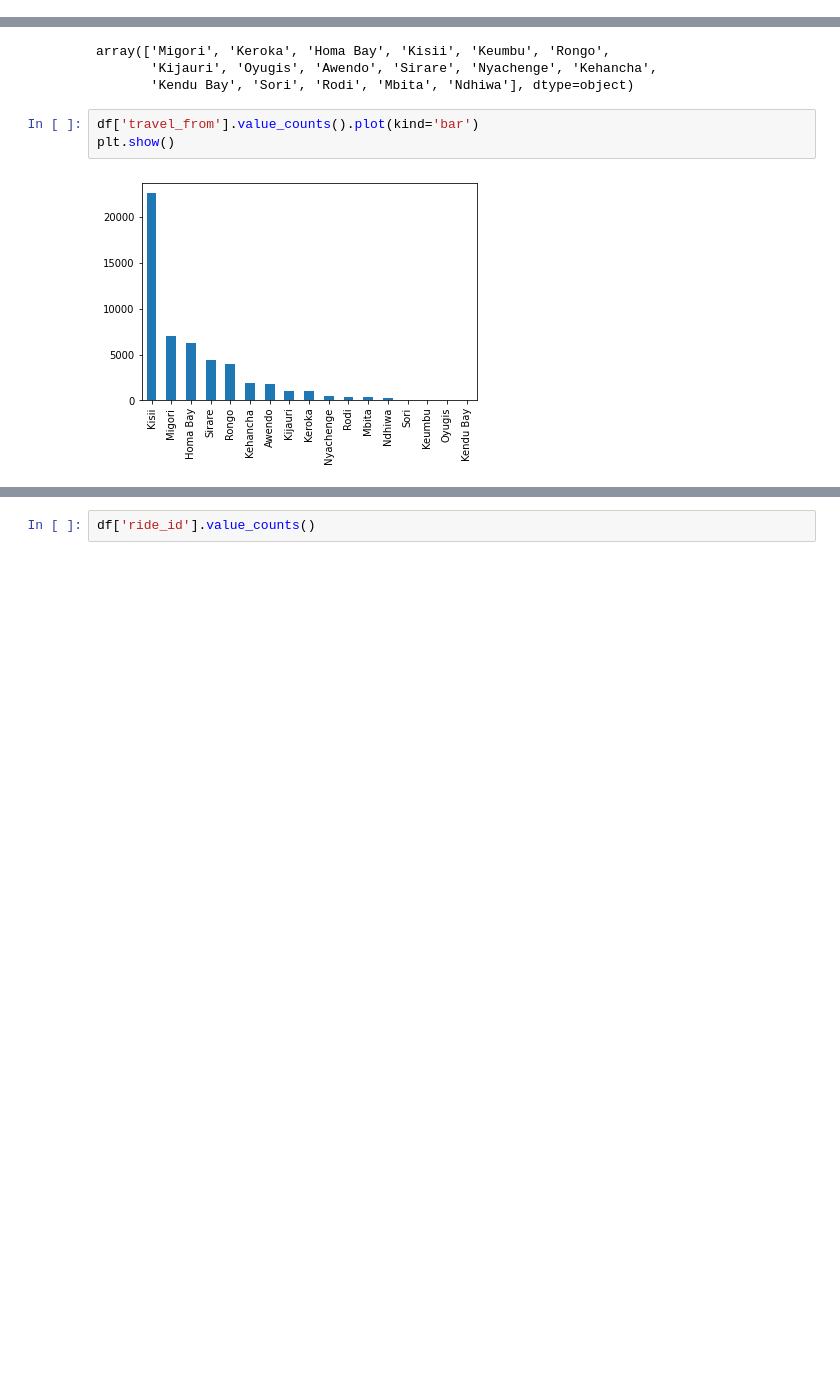
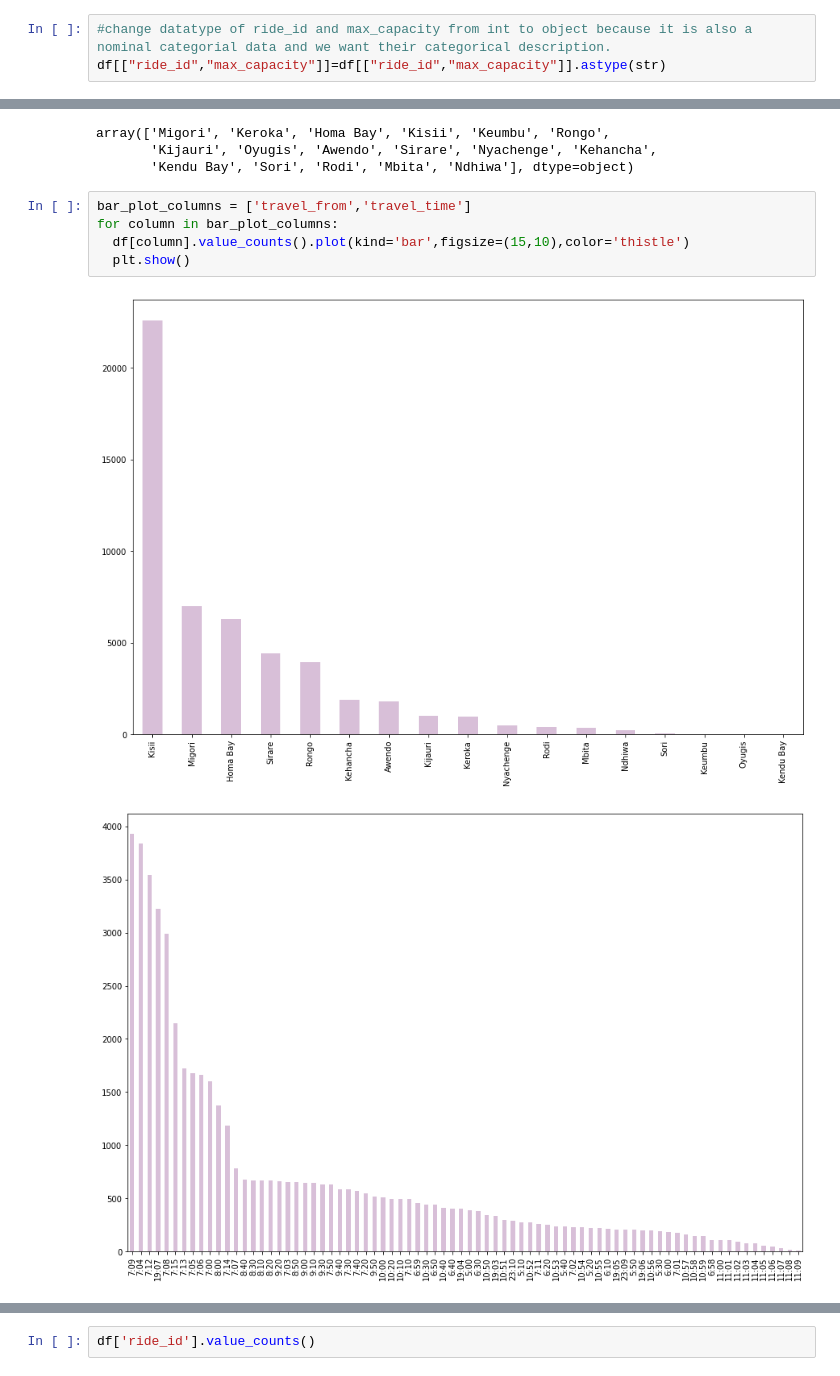
Before and after one commit to Shubhangani-Tiwari/Supervised-M.L-Project--Transport-Demand-Prediction, a Jupyter notebook: Demand_prdiction.ipynb, the cells around one changed output, grey strips where cells are left out. Drawn from its saved outputs; the diff is of its cells as text; blank space fills up the shorter version.

```diff
--- a/Demand_prdiction.ipynb
+++ b/Demand_prdiction.ipynb
@@ -68 +193,4 @@ dtype: int64
+# %%
+#change datatype of ride_id and max_capacity from int to object because it is also a nominal categorial data and we want their categorical description.
+df[["ride_id","max_capacity"]]=df[["ride_id","max_capacity"]].astype(str)
 # %%
@@ -87,7 +236,10 @@ array(['Migori', 'Keroka', 'Homa Bay', 'Kisii', 'Keumbu', 'Rongo',
        'Kijauri', 'Oyugis', 'Awendo', 'Sirare', 'Nyachenge', 'Kehancha',
        'Kendu Bay', 'Sori', 'Rodi', 'Mbita', 'Ndhiwa'], dtype=object)
 # %%
-df['travel_from'].value_counts().plot(kind='bar')
-plt.show()
+bar_plot_columns = ['travel_from','travel_time']
+for column in bar_plot_columns:
+  df[column].value_counts().plot(kind='bar',figsize=(15,10),color='thistle')
+  plt.show()
 # %% [output]
-[figure, old version]
+[figure, new version]
+[figure, added]
```
Also changed, not shown: parts of 244 cells of this notebook.
